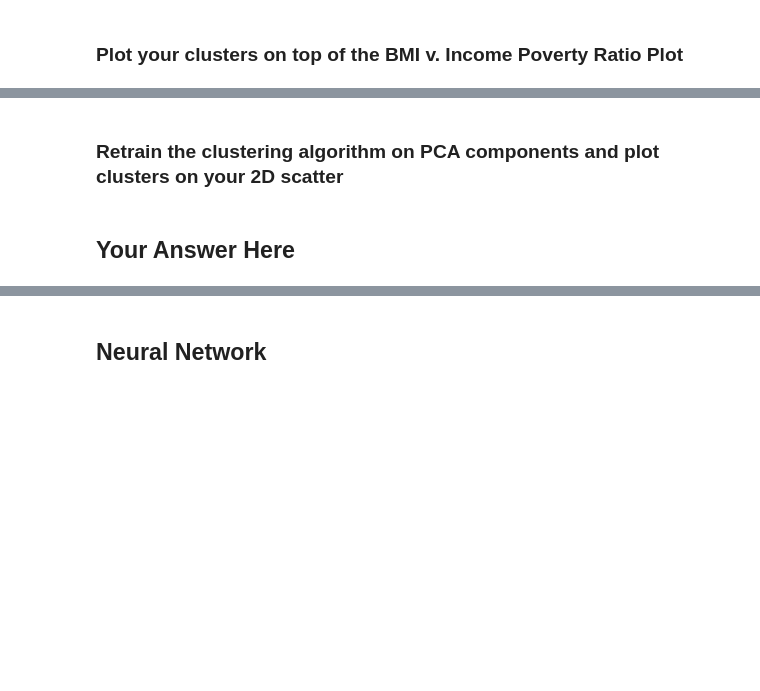
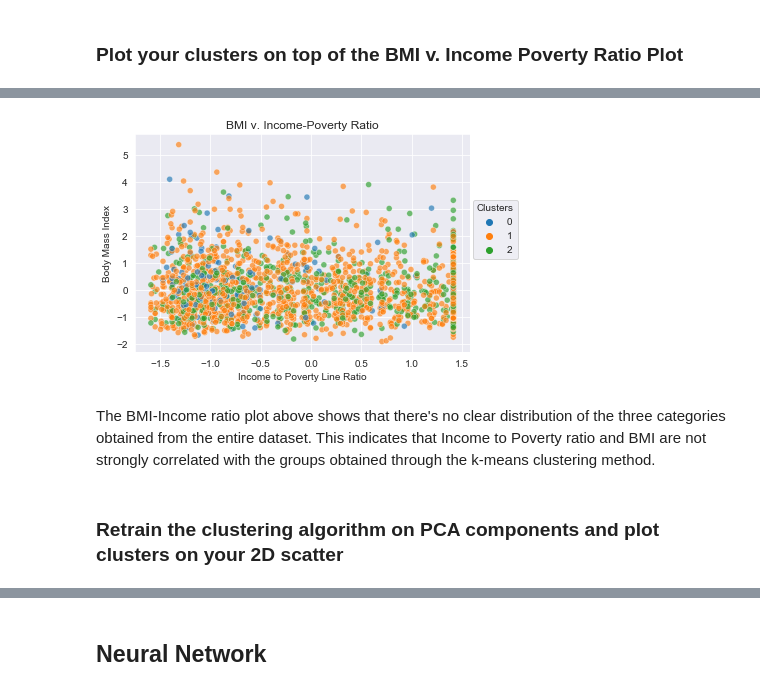
Before and after one commit to vqsierra/CSS_Project4_Team7_Fall2021, a Jupyter notebook: Project 4.ipynb, the cells around one changed output, grey strips where cells are left out. Cells and saved outputs as stored; diff of their text form; code cells hidden in the pictures; blank space fills up the shorter version.

```diff
--- a/Project 4.ipynb
+++ b/Project 4.ipynb
@@ -183,2 +215,5 @@ plt.show()
+# %%
+#train k-means model with 3 clusters on entire dataset
+kmeans = KMeans(n_clusters=3, max_iter=300).fit(nhanes_scaled)
 # %% [markdown]
 ### Plot your clusters on top of the BMI v. Income Poverty Ratio Plot
@@ -188,0 +220,5 @@ plt.show()
+# %%
+# create df with variables of interest (Income, BMI, cluster category)
+bmi_income_df = nhanes_scaled[["INDFMPIR", "BMXBMI"]].copy()
+bmi_income_df["LABELS"] = kmeans.labels_
+bmi_income_df
@@ -189,2 +240,18 @@ plt.show()
+# %%
+# plot cluster categories for Income and BMI variables
+ax = sns.scatterplot(data=bmi_income_df, x="INDFMPIR", y="BMXBMI", hue="LABELS", palette="tab10", alpha=0.65)
+
+plt.xlabel("Income to Poverty Line Ratio")
+plt.ylabel("Body Mass Index")
+plt.title("BMI v. Income-Poverty Ratio")
+plt.legend(title="Clusters",
+           bbox_to_anchor=(1.01, 0.7),
+           borderaxespad=0)
+
+plt.show()
+# %% [output]
+[figure, added]
+# %% [markdown]
+The BMI-Income ratio plot above shows that there's no clear distribution of the three categories obtained from the entire dataset. This indicates that Income to Poverty ratio and BMI are not strongly correlated with the groups obtained through the k-means clustering method.
 # %% [markdown]
 ### Retrain the clustering algorithm on PCA components and plot clusters on your 2D scatter
@@ -193,2 +257,0 @@ plt.show()
-# %% [markdown]
-## Your Answer Here
```
Also changed, not shown: parts of 20 cells of this notebook.
